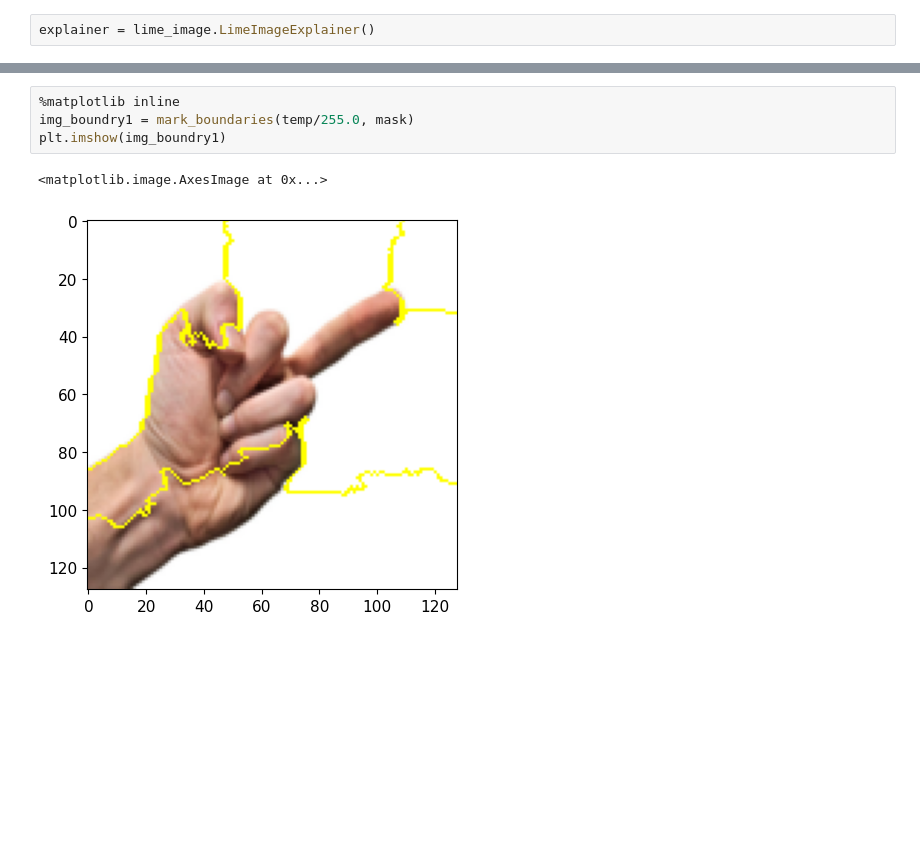
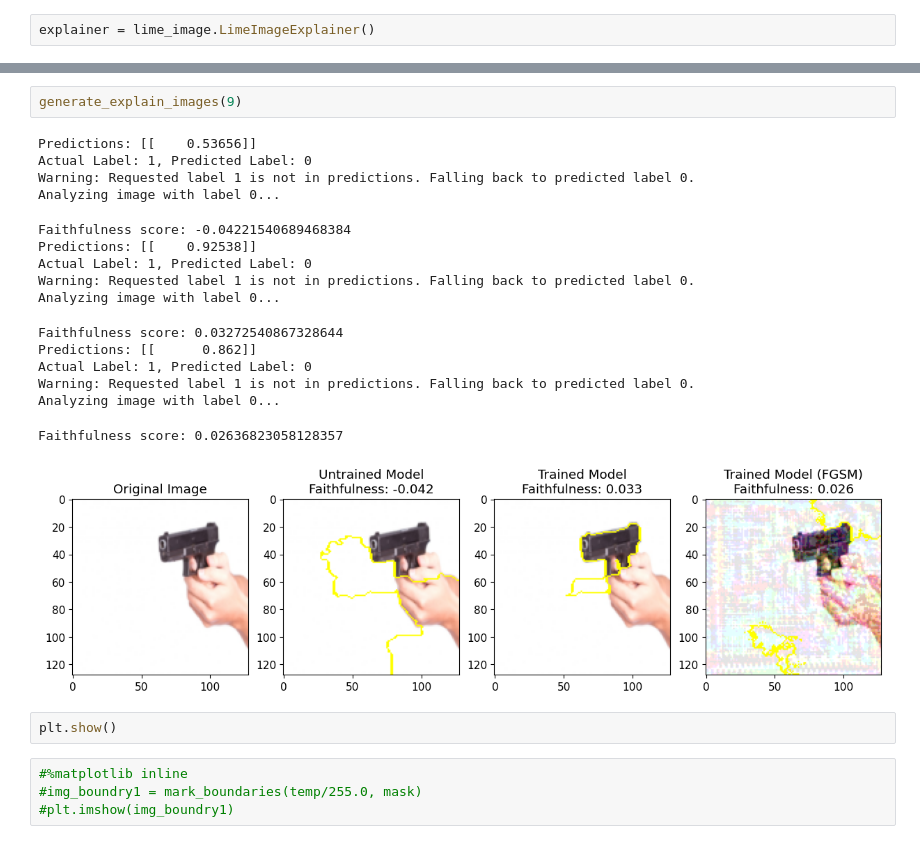
Before and after one commit to Ndkopacz/DefensiveDoorbell, a Jupyter notebook: ML/src/experiments_lime.ipynb, the cells around one changed output, grey strips where cells are left out. Cells and saved outputs as stored; diff of their text form; blank space fills up the shorter version.

```diff
--- a/ML/src/experiments_lime.ipynb
+++ b/ML/src/experiments_lime.ipynb
@@ -128,8 +220,26 @@ Faithfulness score: -0.02924114465713501
+# %%
+generate_explain_images(9)
+# %% [output]
+Predictions: [[    0.53656]]
+Actual Label: 1, Predicted Label: 0
+Warning: Requested label 1 is not in predictions. Falling back to predicted label 0.
+Analyzing image with label 0...
+Faithfulness score: -0.04221540689468384
+Predictions: [[    0.92538]]
+Actual Label: 1, Predicted Label: 0
+Warning: Requested label 1 is not in predictions. Falling back to predicted label 0.
+Analyzing image with label 0...
+Faithfulness score: 0.03272540867328644
+Predictions: [[      0.862]]
+Actual Label: 1, Predicted Label: 0
+Warning: Requested label 1 is not in predictions. Falling back to predicted label 0.
+Analyzing image with label 0...
+Faithfulness score: 0.02636823058128357
+[figure, added]
+# %%
+plt.show()
 # %%
-%matplotlib inline
-img_boundry1 = mark_boundaries(temp/255.0, mask)
-plt.imshow(img_boundry1)
+#%matplotlib inline
+#img_boundry1 = mark_boundaries(temp/255.0, mask)
+#plt.imshow(img_boundry1)
-# %% [output]
-<matplotlib.image.AxesImage at 0x...>
-[figure, removed]
 # %%
```
Also changed, not shown: parts of 16 cells of this notebook.
